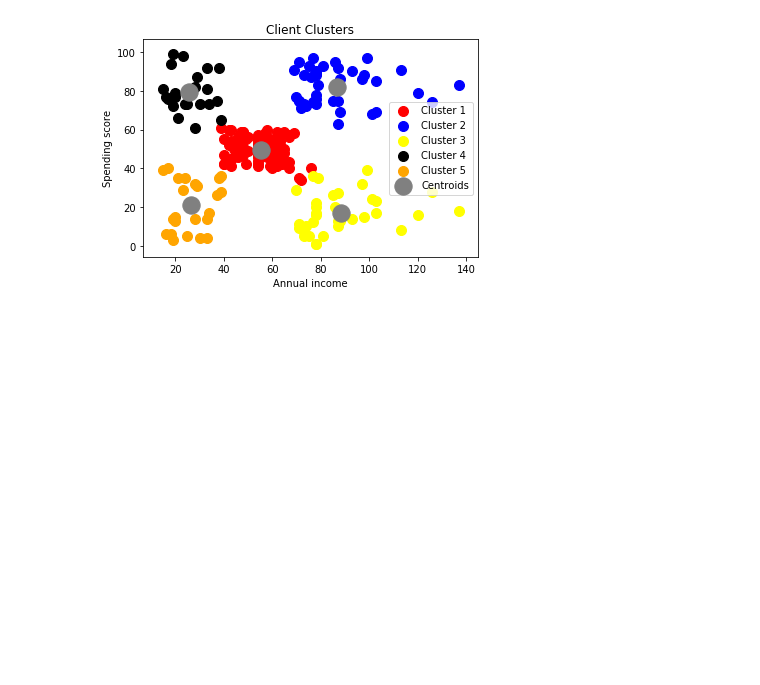
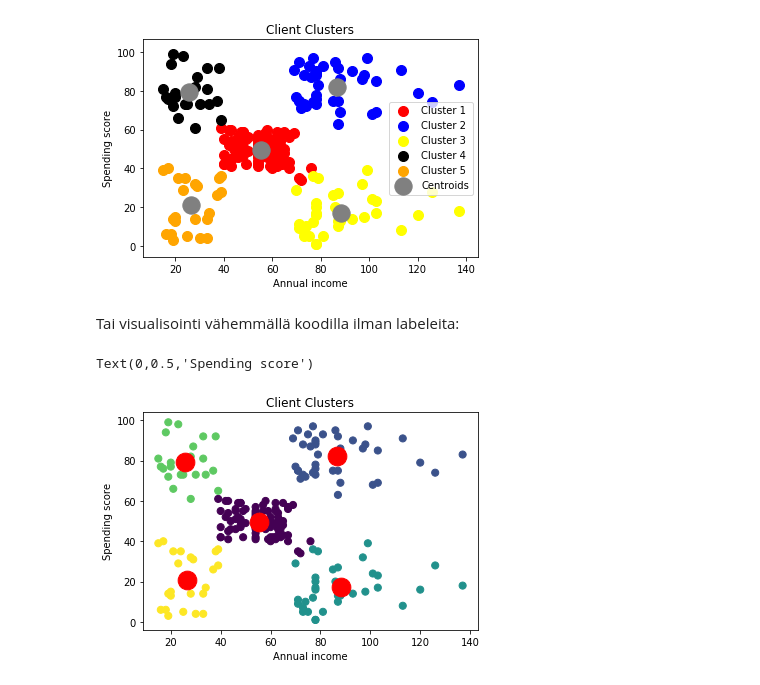
Before and after one commit to miquelmos/sekalaista, a Jupyter notebook: K-Means Clustering Example.ipynb, the cells around one changed output. Saved outputs shown, nothing was run; the diff lists cells and outputs as text; code cells hidden in the pictures; blank space fills up the shorter version.

```diff
--- a/K-Means Clustering Example.ipynb
+++ b/K-Means Clustering Example.ipynb
@@ -92,3 +92,15 @@ plt.ylabel('Spending score')
 # %% [output]
 Text(0,0.5,'Spending score')
 [figure]
+# %% [markdown]
+Tai visualisointi vähemmällä koodilla ilman labeleita:
+# %%
+plt.scatter(X[:, 0], X[:, 1], c=y_kmeans, s=50, cmap='viridis')
+centers = kmeans.cluster_centers_
+plt.scatter(centers[:,0], centers[:,1], c='red', s=350)
+plt.title('Client Clusters')
+plt.xlabel('Annual income')
+plt.ylabel('Spending score')
+# %% [output]
+Text(0,0.5,'Spending score')
+[figure, added]
```
